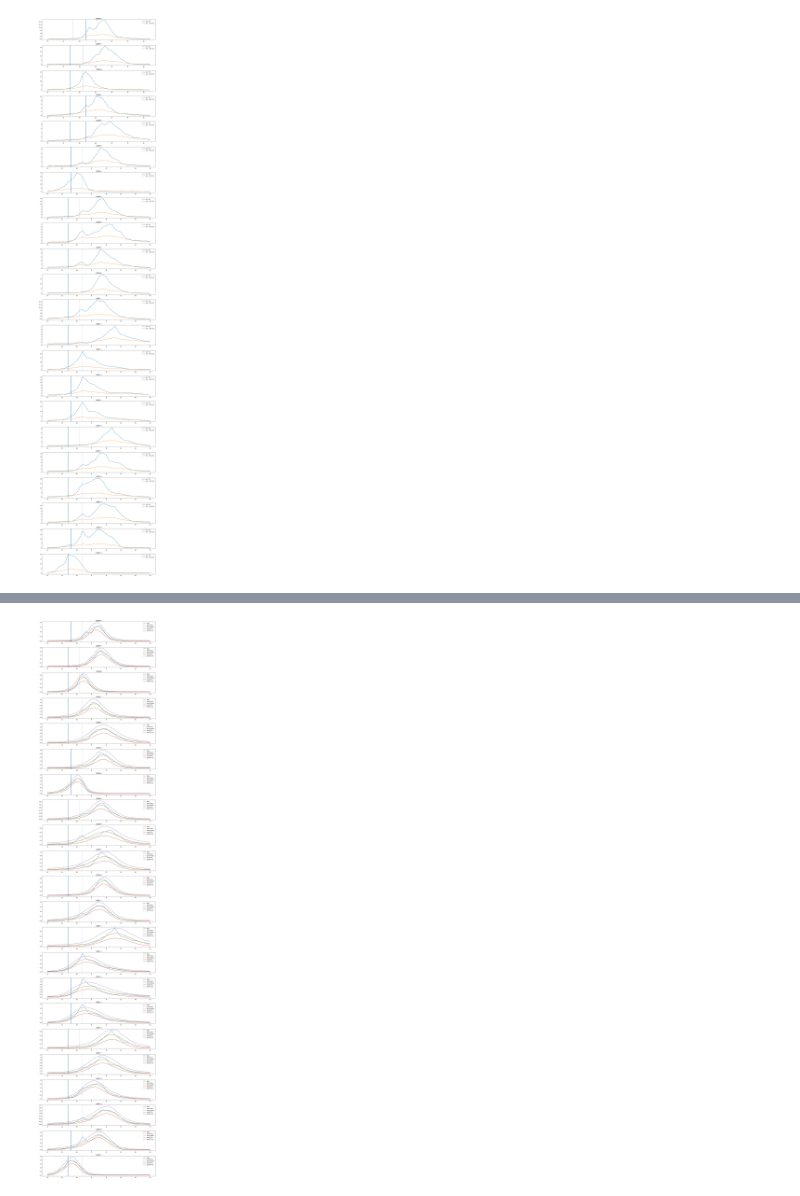
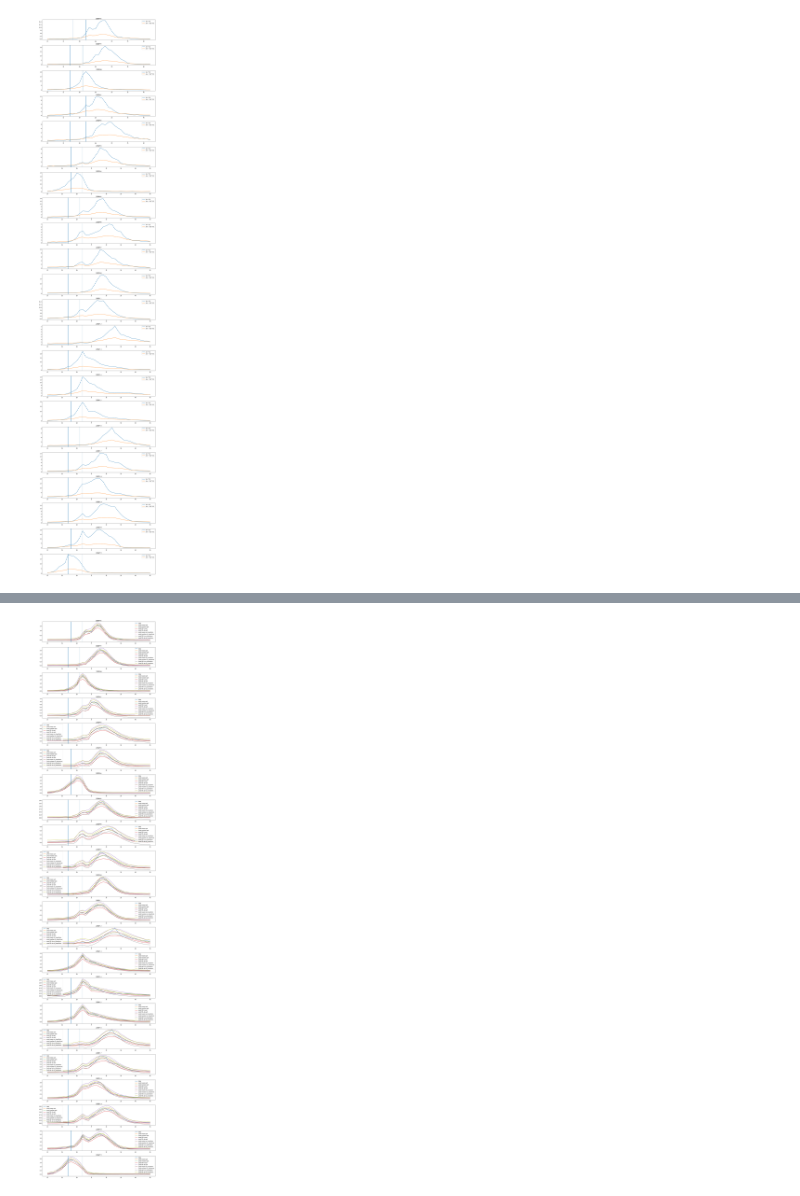
Before and after one commit to reichlab/flusion, a Jupyter notebook: code/glg/glg_dev.ipynb, the cells around one changed output, grey strips where cells are left out. Cells and saved outputs as stored; diff of their text form; code cells hidden in the pictures.

Commit message:
proof of concept glg model with holiday effects

```diff
--- a/code/glg/glg_dev.ipynb
+++ b/code/glg/glg_dev.ipynb
@@ -370,6 +423,7 @@ ilinet_nat = ilinet_dat.loc[(ilinet_dat['agg_level'] == "national") &
                             (ilinet_dat['season_week'] <= 45)] \
     .dropna()
 ilinet_nat['season_factor'] = pd.factorize(ilinet_nat['season'])[0]
+ilinet_nat['season_week_factor'] = pd.factorize(ilinet_nat['season_week'])[0]
 # %%
 ilinet_nat['season'].unique()
 # %% [output]
@@ -426,16 +485,24 @@ importlib.reload(glg)
 # %%
-transforms = [None, 'sqrt', '4rt']
+#import importlib
+#importlib.reload(glg)
+
+#transforms = [None, 'sqrt', '4rt']
+transforms = [None, 'sqrt']
 # transforms = ['sqrt', '4rt']
+# transforms = [None]
 
 glg_models = {
     transform: glg.GLG(num_seasons=len(ilinet_nat['season'].unique()),
+                       num_season_weeks=len(ilinet_nat['season_week'].unique()),
+                       xmas_half_window=2,
                        transform=transform) \
         for transform in transforms }
 
 mcmc_samples = {
     transform: glg_models[transform].fit(y=ilinet_nat['inc'].values,
                                          s=ilinet_nat['season_factor'].values,
-                                         w=ilinet_nat['season_week'].values,
+                                         w=ilinet_nat['season_week_factor'].values,
+                                         w_xmas=w_xmas-10,
                                          rng_key=jax.random.PRNGKey(937483)) \
         for transform in transforms }
 # %% [output]
@@ -518,5 +578,0 @@ AttributeError: 'dict' object has no attribute 'shape'
-# %%
-post_samples['y'] = np.power(post_samples['y_trans'], 2)
-test_values['mean'] = np.mean(post_samples['y'], axis=0)
-
-test_values
@@ -537,35 +579,32 @@ test_values
 # %%
 n_seasons = len(ilinet_nat['season_factor'].unique())
 # n_seasons = 1
 fig, ax = plt.subplots(n_seasons, 1, figsize = (14, 3*n_seasons))
 
 for i, season_factor in enumerate(ilinet_nat['season_factor'].unique()):
     season_dat = ilinet_nat.loc[ilinet_nat['season_factor'] == season_factor]
-    season_str = season_dat['season'].values[0]
+    season = season_dat['season'].values[0]
     ax[i].plot(season_dat['season_week'], season_dat['inc'], label = 'data')
 
-    transform = 'sqrt'
+    for transform_text in ['sqrt', 'no_transform']:
+    # for transform_text in ['sqrt', '4rt']:
+    # for transform_text in ['no_transform']:
+        season_pred = test_values.loc[test_values['season_factor'] == season_factor]
+        ax[i].plot(season_pred['season_week'], season_pred[f'mean_{transform_text}'], label = f'pred mean {transform_text}')
+        ax[i].plot(season_pred['season_week'], season_pred[f'median_{transform_text}'], label = f'pred median {transform_text}',
+                linestyle='dashed')
+        ax[i].plot(season_pred['season_week'], season_pred[f'q025_{transform_text}'], label = f'pred 95 lb {transform_text}')
+        ax[i].plot(season_pred['season_week'], season_pred[f'q975_{transform_text}'], label = f'pred 95 ub {transform_text}')
 
-    season_pred = test_values.loc[test_values['season_ind'] == season_factor]
-    ax[i].plot(season_pred['season_week'], season_pred[f'mean_{transform}'], label = 'pred mean')
-    ax[i].plot(season_pred['season_week'], season_pred[f'median_{transform}'], label = 'pred median',
-               linestyle='dashed')
-    ax[i].plot(season_pred['season_week'], season_pred[f'q025_{transform}'], label = 'pred 95 lb')
-    ax[i].plot(season_pred['season_week'], season_pred[f'q975_{transform}'], label = 'pred 95 ub')
-
-    hol = holiday_cal.holidays(
-        start=season_dat.wk_end_date.min(),
-        end=season_dat.wk_end_date.max(),
-        return_name=True)
+    hol = holidays.loc[holidays['season'] == season]
 
     for hol_name in ['Thanksgiving', 'Christmas']:
-        hol_date = hol[hol == hol_name].index[0]
-        hol_week = season_dat.loc[season_dat['wk_end_date'] >= hol_date].head(1)['season_week'].values[0]
+        hol_week = hol.loc[hol['holiday'] == hol_name, 'season_week'].values[0]
         ax[i].axvline(hol_week)
 
-    ax[i].set_title(season_str)
+    ax[i].set_title(season)
     ax[i].legend()
 
 fig.tight_layout()
 # %% [output]
-[figure, old version]
+[figure, new version]
```
Also changed, not shown: parts of 15 cells of this notebook, 1 other file.
